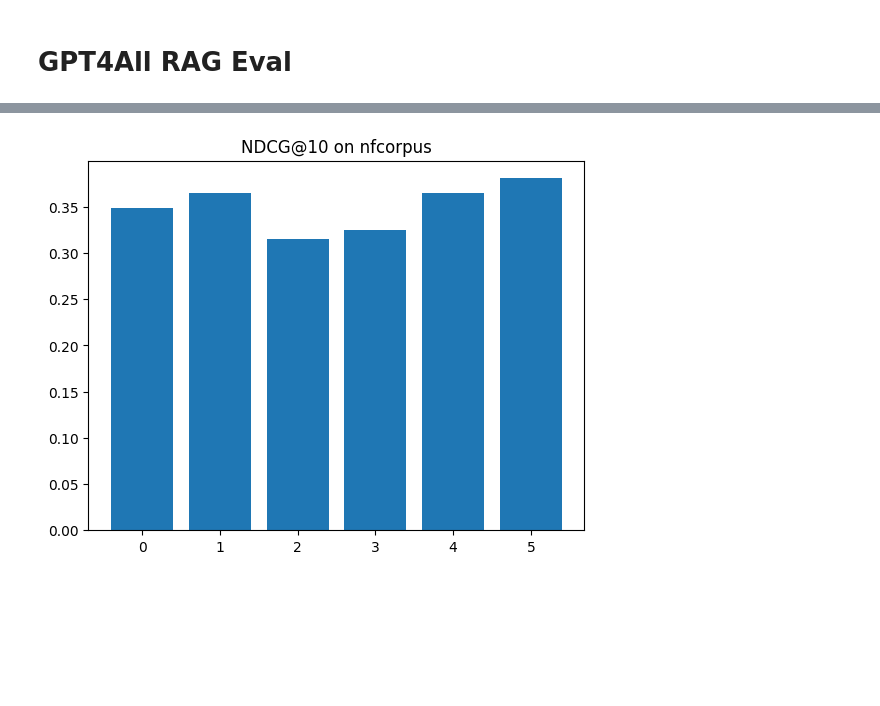
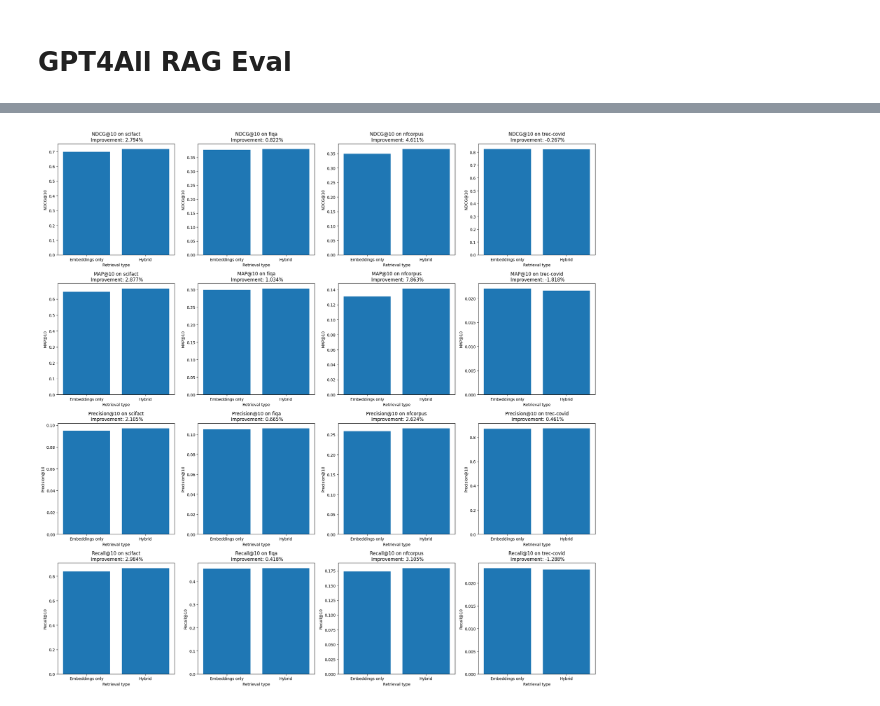
Before and after one commit to mcembalest/maxionomic, a Jupyter notebook: notebooks/GPT4All RAG Eval.ipynb, the cells around one changed output, grey strips where cells are left out. Cells and saved outputs as stored; diff of their text form; code cells hidden in the pictures; blank space fills up the shorter version.

Commit message:
gpt4all retrieval data

```diff
--- a/notebooks/GPT4All RAG Eval.ipynb
+++ b/notebooks/GPT4All RAG Eval.ipynb
@@ -16,16 +56,23 @@ metrics = {
 # %%
-def plot_metric_for_dataset(dataset_name: str, metric_name: str):
-    fig, ax = plt.subplots()
-    ax.bar(
-        np.arange(6),
-        [
-            x[dataset_name]
-            for x in metrics[metric_name][1:]
-        ]
-    )
-    ax.set_title(f"{metric_name} on {dataset_name}")
-    plt.show()
+def plot_metric_for_dataset(ax, dataset_name: str, metric_name: str):
+    scores = [
+        x[dataset_name]
+        for x in metrics[metric_name][1:3]
+    ]
+    ax.bar([1,2],scores)
+    diff_pct = (scores[1] - scores[0])/scores[0]
+    ax.set_xticks([1,2])
+    ax.set_xticklabels(['Embeddings only', 'Hybrid'])
+    ax.set_xlabel("Retrieval type")
+    ax.set_ylabel(metric_name)
+    ax.set_title(f"{metric_name} on {dataset_name}\n Improvement: {round(100*diff_pct, 3)}%")
+    return ax
 # %%
-plot_metric_for_dataset("nfcorpus", "NDCG@10")
+fig, axes = plt.subplots(4, 4, figsize=(20,20))
+for i, data in enumerate(['scifact', 'fiqa', 'nfcorpus', 'trec-covid']):
+    for j, metric_name in enumerate(['NDCG@10', 'MAP@10', 'Precision@10', 'Recall@10']):
+        axes[j,i] = plot_metric_for_dataset(axes[j,i], data, metric_name)
+plt.tight_layout()
+plt.show()
 # %% [output]
-[figure, old version]
+[figure, new version]
```
Also changed, not shown: parts of 2 cells of this notebook, 1 other file.
